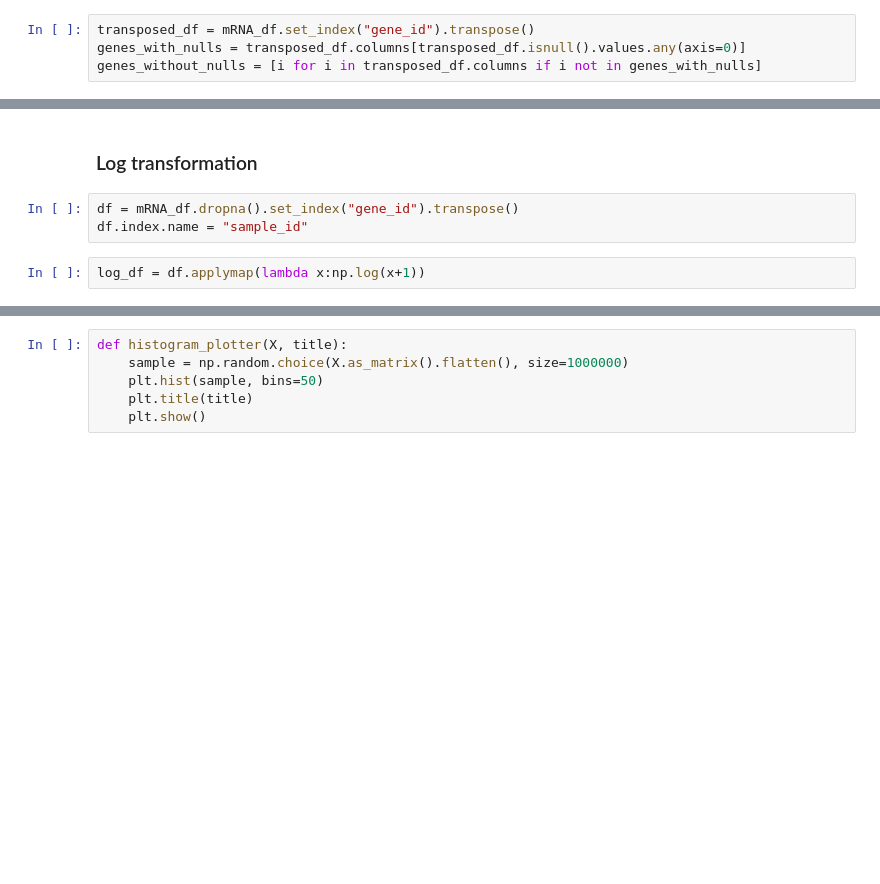
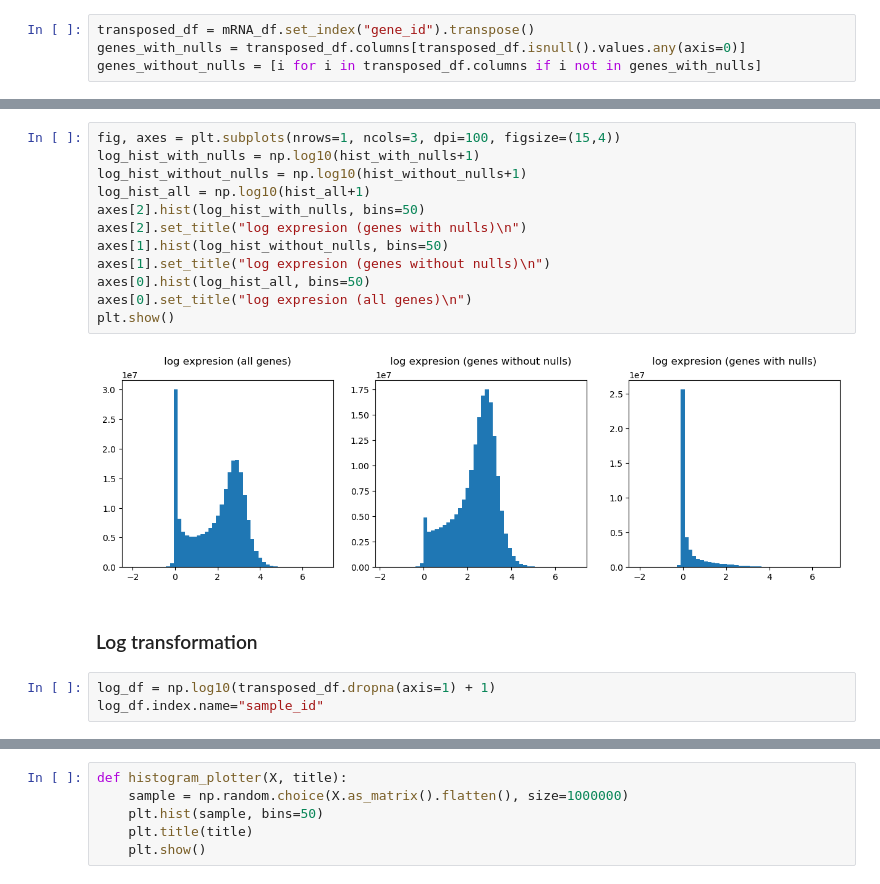
Before and after one commit to jvivian/DeepTCGA, a Jupyter notebook: Preprocessing.ipynb, the cells around one changed output, grey strips where cells are left out. Drawn from its saved outputs; the diff is of its cells as text; blank space fills up the shorter version.

```diff
--- a/Preprocessing.ipynb
+++ b/Preprocessing.ipynb
@@ -70,9 +53,21 @@ plt.show()
+# %%
+fig, axes = plt.subplots(nrows=1, ncols=3, dpi=100, figsize=(15,4))
+log_hist_with_nulls = np.log10(hist_with_nulls+1)
+log_hist_without_nulls = np.log10(hist_without_nulls+1)
+log_hist_all = np.log10(hist_all+1)
+axes[2].hist(log_hist_with_nulls, bins=50)
+axes[2].set_title("log expresion (genes with nulls)\n")
+axes[1].hist(log_hist_without_nulls, bins=50)
+axes[1].set_title("log expresion (genes without nulls)\n")
+axes[0].hist(log_hist_all, bins=50)
+axes[0].set_title("log expresion (all genes)\n")
+plt.show()
+# %% [output]
+[figure, added]
 # %% [markdown]
 ### Log transformation
-# %%
-df = mRNA_df.dropna().set_index("gene_id").transpose()
-df.index.name = "sample_id"
-# %%
-log_df = df.applymap(lambda x:np.log(x+1))
+# %%
+log_df = np.log10(transposed_df.dropna(axis=1) + 1)
+log_df.index.name="sample_id"
 # %%
 sample = np.random.choice(log_df.as_matrix().flatten(), size=1000000)
```
Also changed, not shown: parts of 19 cells of this notebook.
